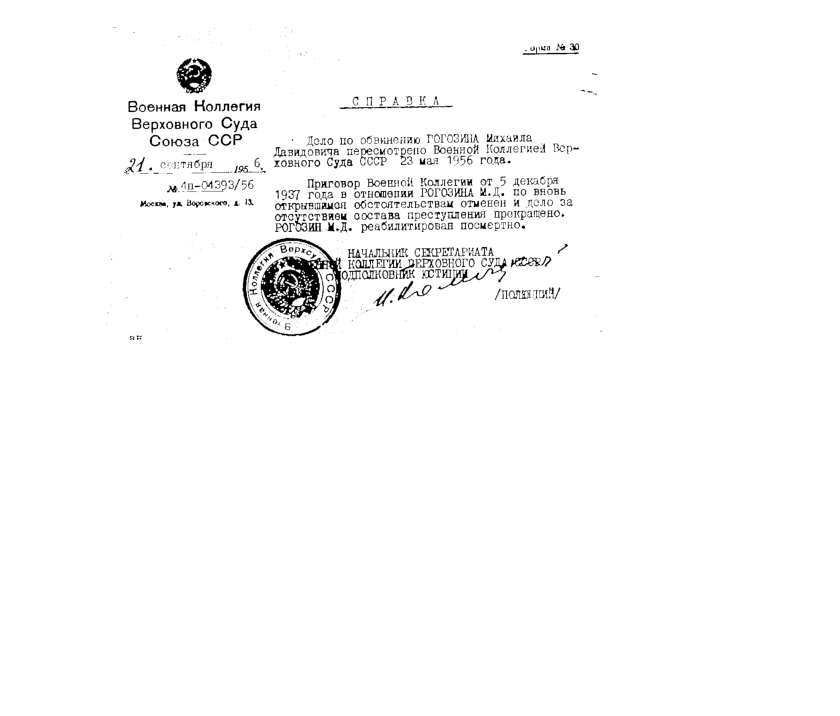
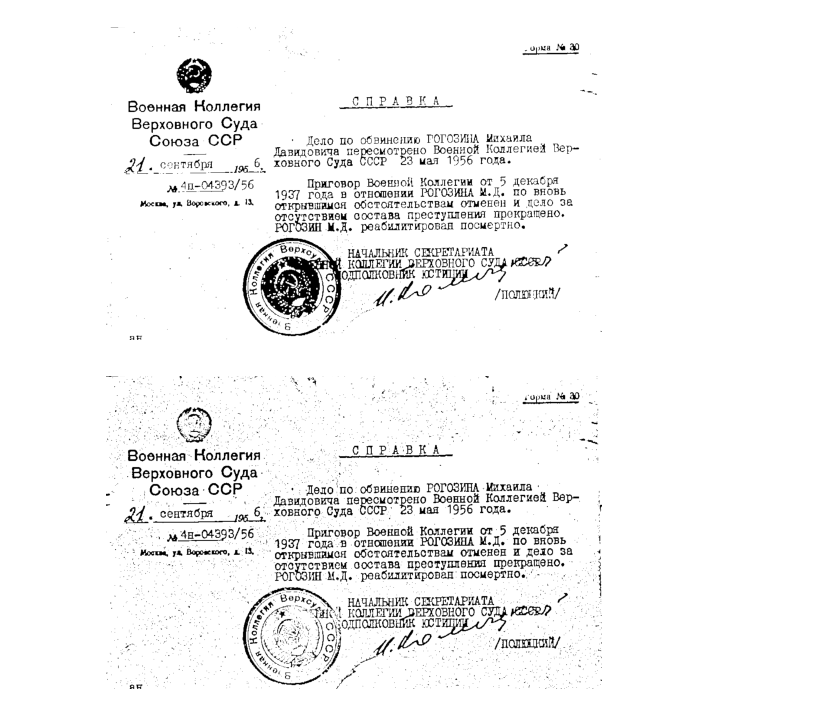
Before and after one commit to dimkablin/carrotOCR, a Jupyter notebook: notebooks/preprocessing-example.ipynb, the cells around one changed output. Saved outputs shown, nothing was run; the diff lists cells and outputs as text; code cells hidden in the pictures; blank space fills up the shorter version.

```diff
--- a/notebooks/preprocessing-example.ipynb
+++ b/notebooks/preprocessing-example.ipynb
@@ -14,5 +14,7 @@ image = pp.grayscale(image)
 image = pp.PILtoNumpy(image)
 image = pp.denoising(image)
 image = pp.contrast_enhancement(image)
-image = pp.threshold(image, thresh=85)
+# %%
+image_t = pp.threshold(image, thresh=90)
+image_at = pp.adaptive_threshold(image, blockSize=31, C = 40)
 # %%
@@ -21,3 +23,9 @@ plt.axis('off')
 plt.show()
 # %% [output]
 [figure]
+# %%
+plt.imshow(image_at, cmap='gray')
+plt.axis('off')
+plt.show()
+# %% [output]
+[figure, added]
```
Also changed, not shown: parts of 1 cell of this notebook.
